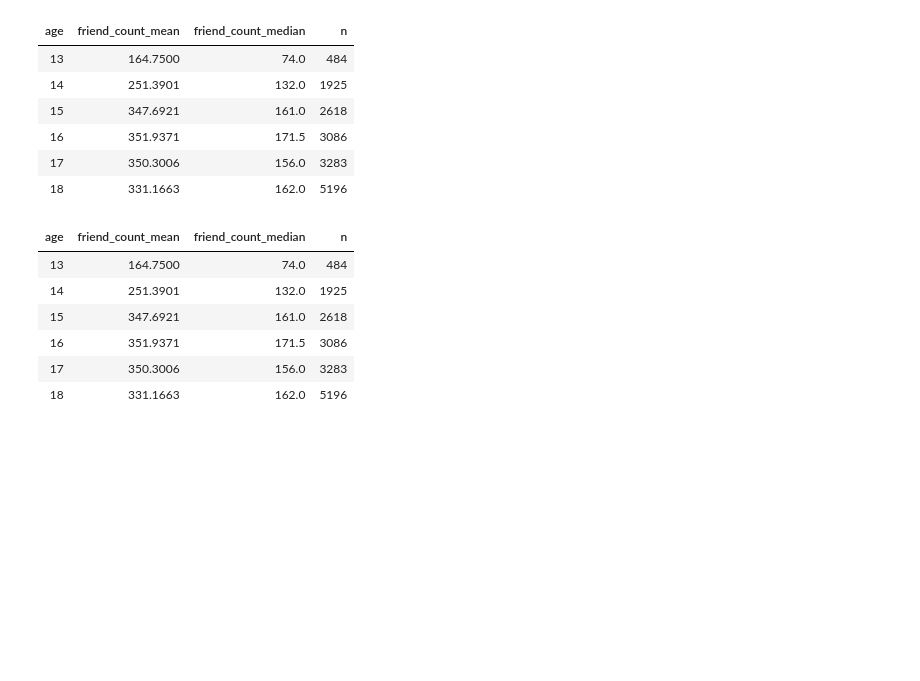
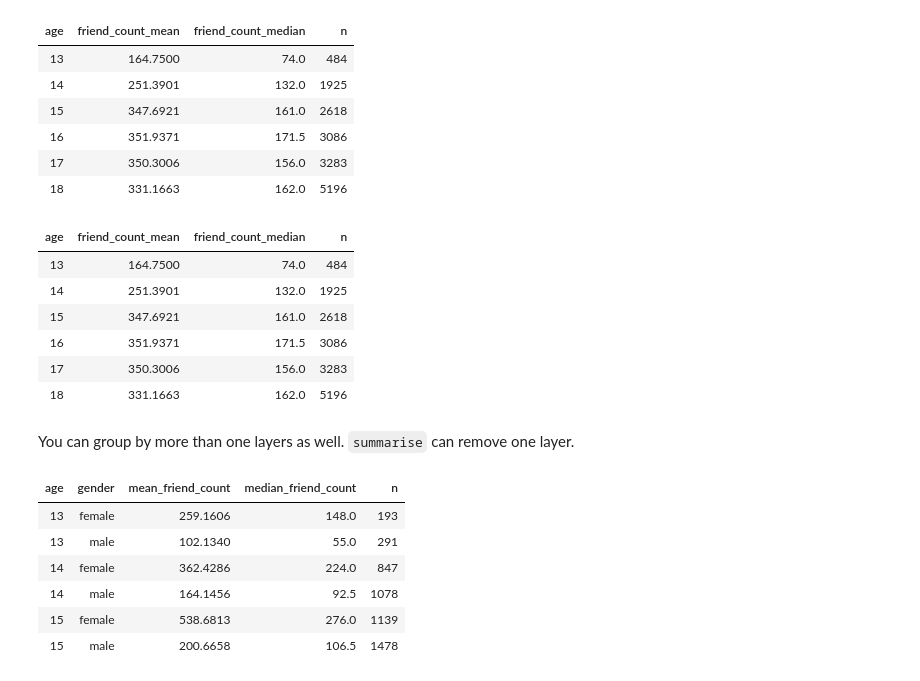
Before and after one commit to mukerong/Toolkit, a Jupyter notebook: R/R-Basics.ipynb, the cells around one changed output. Drawn from its saved outputs; the diff is of its cells as text; code cells hidden in the pictures; blank space fills up the shorter version.

```diff
--- a/R/R-Basics.ipynb
+++ b/R/R-Basics.ipynb
@@ -937,3 +1022,24 @@ head(pf_fc_by_age_2)
 | 16 | 351.9371 | 171.5 | 3086 |
 | 17 | 350.3006 | 156.0 | 3283 |
 | 18 | 331.1663 | 162.0 | 5196 |
+# %% [markdown]
+You can group by more than one layers as well. `summarise` can remove one layer.
+# %%
+pf.fc_by_age_gender <- pf %>%
+    filter(!is.na(gender)) %>%
+    group_by(age, gender) %>%
+    summarise(mean_friend_count=mean(friend_count),
+             median_friend_count=median(friend_count),
+             n=n()) %>%
+    ungroup() %>%
+    arrange(age)
+
+head(pf.fc_by_age_gender)
+# %% [output]
+| age | gender | mean_friend_count | median_friend_count | n |
+| 13 | female | 259.1606 | 148.0 | 193 |
+| 13 | male | 102.1340 | 55.0 | 291 |
+| 14 | female | 362.4286 | 224.0 | 847 |
+| 14 | male | 164.1456 | 92.5 | 1078 |
+| 15 | female | 538.6813 | 276.0 | 1139 |
+| 15 | male | 200.6658 | 106.5 | 1478 |
```
Also changed, not shown: parts of 11 cells of this notebook.
